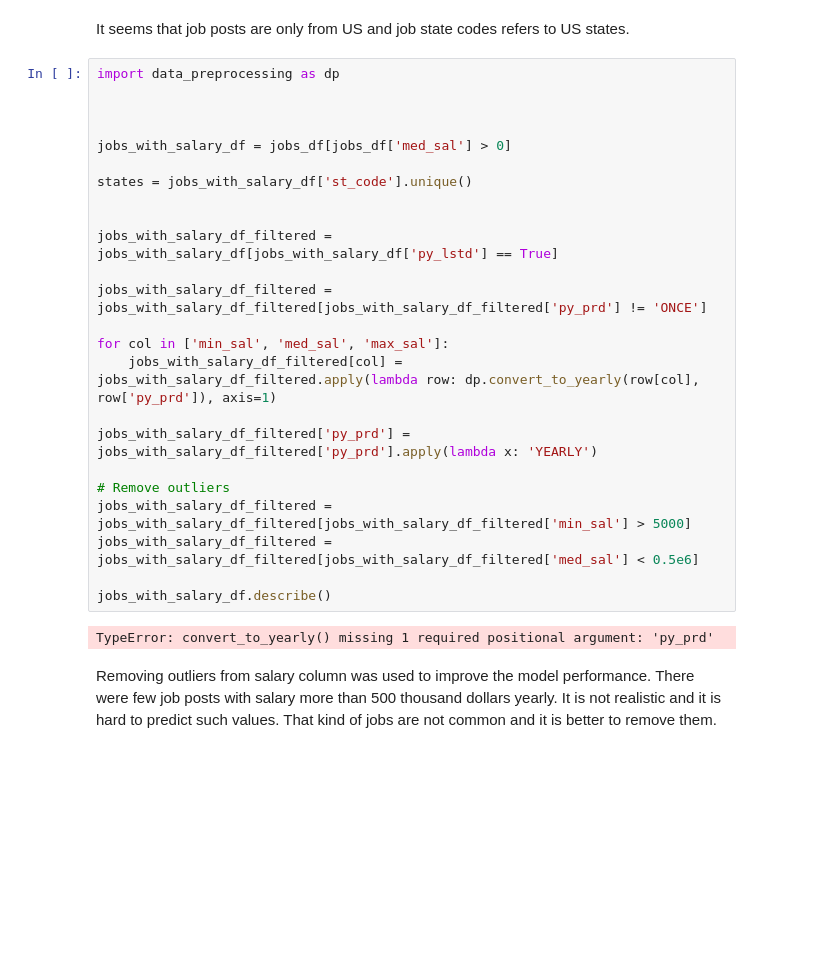
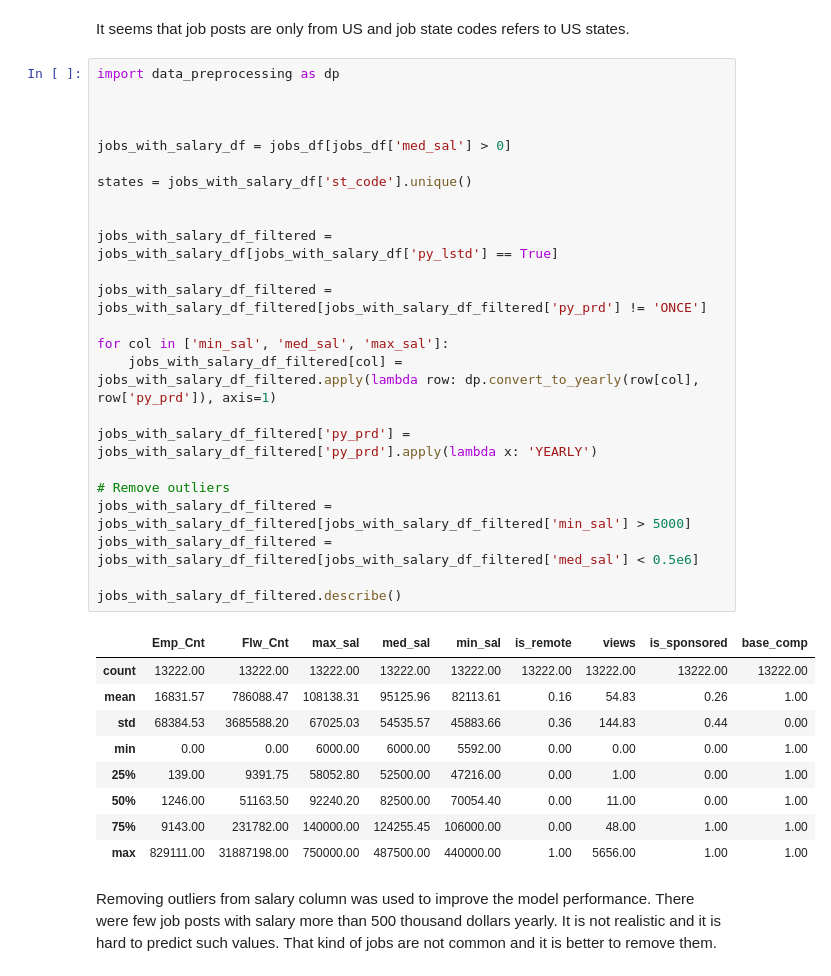
Before and after one commit to Qubi0-0/LinkedInJobSalaryPredict, a Jupyter notebook: jobs_eda.ipynb, the cells around one changed output. Saved outputs shown, nothing was run; the diff lists cells and outputs as text; blank space fills up the shorter version.

```diff
--- a/jobs_eda.ipynb
+++ b/jobs_eda.ipynb
@@ -92,29 +92,37 @@ It seems that job posts are only from US and job state codes refers to US states
 # %%
 import data_preprocessing as dp
 
 
 
 jobs_with_salary_df = jobs_df[jobs_df['med_sal'] > 0]
 
 states = jobs_with_salary_df['st_code'].unique()
 
 
 jobs_with_salary_df_filtered = jobs_with_salary_df[jobs_with_salary_df['py_lstd'] == True]
 
 jobs_with_salary_df_filtered = jobs_with_salary_df_filtered[jobs_with_salary_df_filtered['py_prd'] != 'ONCE']
 
 for col in ['min_sal', 'med_sal', 'max_sal']:
     jobs_with_salary_df_filtered[col] = jobs_with_salary_df_filtered.apply(lambda row: dp.convert_to_yearly(row[col], row['py_prd']), axis=1)
 
 jobs_with_salary_df_filtered['py_prd'] = jobs_with_salary_df_filtered['py_prd'].apply(lambda x: 'YEARLY')
 
 # Remove outliers
 jobs_with_salary_df_filtered = jobs_with_salary_df_filtered[jobs_with_salary_df_filtered['min_sal'] > 5000]
 jobs_with_salary_df_filtered = jobs_with_salary_df_filtered[jobs_with_salary_df_filtered['med_sal'] < 0.5e6]
 
-jobs_with_salary_df.describe()
+jobs_with_salary_df_filtered.describe()
 # %% [output]
-TypeError: convert_to_yearly() missing 1 required positional argument: 'py_prd'
+|  | Emp_Cnt | Flw_Cnt | max_sal | med_sal | min_sal | is_remote | views | is_sponsored | base_comp |
+| count | 13222.00 | 13222.00 | 13222.00 | 13222.00 | 13222.00 | 13222.00 | 13222.00 | 13222.00 | 13222.00 |
+| mean | 16831.57 | 786088.47 | 108138.31 | 95125.96 | 82113.61 | 0.16 | 54.83 | 0.26 | 1.00 |
+| std | 68384.53 | 3685588.20 | 67025.03 | 54535.57 | 45883.66 | 0.36 | 144.83 | 0.44 | 0.00 |
+| min | 0.00 | 0.00 | 6000.00 | 6000.00 | 5592.00 | 0.00 | 0.00 | 0.00 | 1.00 |
+| 25% | 139.00 | 9391.75 | 58052.80 | 52500.00 | 47216.00 | 0.00 | 1.00 | 0.00 | 1.00 |
+| 50% | 1246.00 | 51163.50 | 92240.20 | 82500.00 | 70054.40 | 0.00 | 11.00 | 0.00 | 1.00 |
+| 75% | 9143.00 | 231782.00 | 140000.00 | 124255.45 | 106000.00 | 0.00 | 48.00 | 1.00 | 1.00 |
+| max | 829111.00 | 31887198.00 | 750000.00 | 487500.00 | 440000.00 | 1.00 | 5656.00 | 1.00 | 1.00 |
 # %% [markdown]
 Removing outliers from salary column was used to improve the model performance. There were few job posts with salary more than 500 thousand dollars yearly. It is not realistic and it is hard to predict such values. That kind of jobs are not common and it is better to remove them.
 # %%
```
Also changed, not shown: parts of 5 cells of this notebook.
